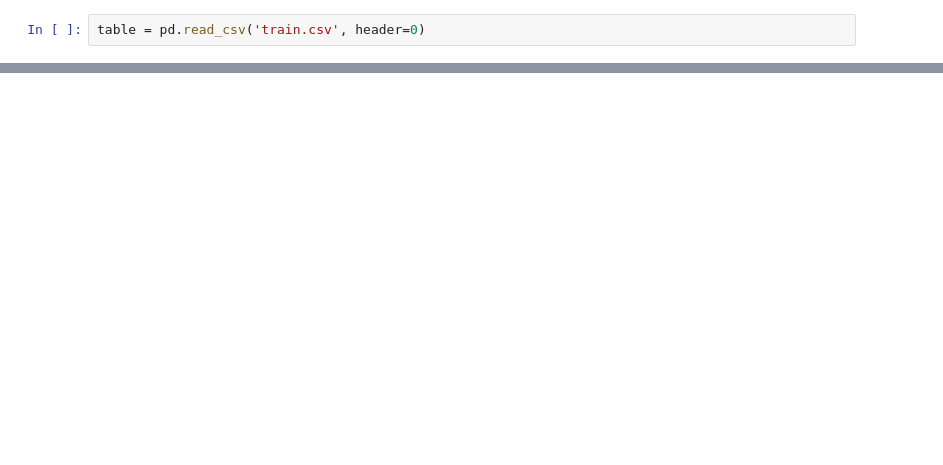
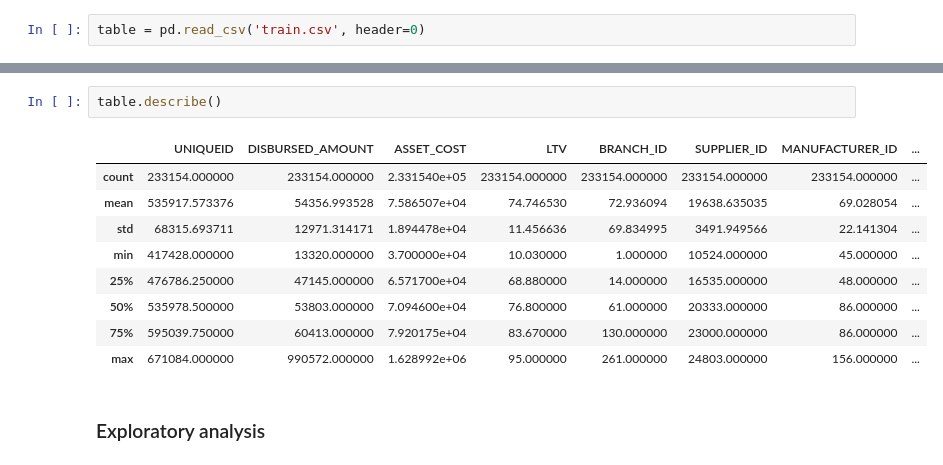
Before and after one commit to Praneethtkonda/Vehicle-loan-default-prediction, a Jupyter notebook: IDS.ipynb, the cells around one changed output, grey strips where cells are left out. Cells and saved outputs as stored; diff of their text form; blank space fills up the shorter version.

```diff
--- a/IDS.ipynb
+++ b/IDS.ipynb
@@ -21,0 +25,14 @@ table
+# %%
+table.describe()
+# %% [output]
+|  | UNIQUEID | DISBURSED_AMOUNT | ASSET_COST | LTV | BRANCH_ID | SUPPLIER_ID | MANUFACTURER_ID | ... |
+| count | 233154.000000 | 233154.000000 | 2.331540e+05 | 233154.000000 | 233154.000000 | 233154.000000 | 233154.000000 | ... |
+| mean | 535917.573376 | 54356.993528 | 7.586507e+04 | 74.746530 | 72.936094 | 19638.635035 | 69.028054 | ... |
+| std | 68315.693711 | 12971.314171 | 1.894478e+04 | 11.456636 | 69.834995 | 3491.949566 | 22.141304 | ... |
+| min | 417428.000000 | 13320.000000 | 3.700000e+04 | 10.030000 | 1.000000 | 10524.000000 | 45.000000 | ... |
+| 25% | 476786.250000 | 47145.000000 | 6.571700e+04 | 68.880000 | 14.000000 | 16535.000000 | 48.000000 | ... |
+| 50% | 535978.500000 | 53803.000000 | 7.094600e+04 | 76.800000 | 61.000000 | 20333.000000 | 86.000000 | ... |
+| 75% | 595039.750000 | 60413.000000 | 7.920175e+04 | 83.670000 | 130.000000 | 23000.000000 | 86.000000 | ... |
+| max | 671084.000000 | 990572.000000 | 1.628992e+06 | 95.000000 | 261.000000 | 24803.000000 | 156.000000 | ... |
+# %% [markdown]
+### Exploratory analysis
```
Also changed, not shown: parts of 11 cells of this notebook, 1 other file.
